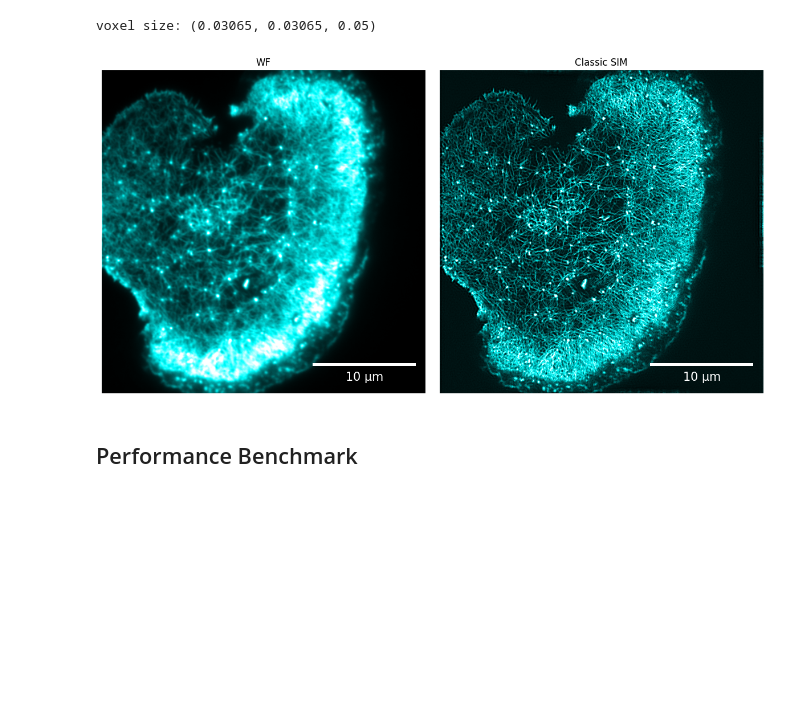
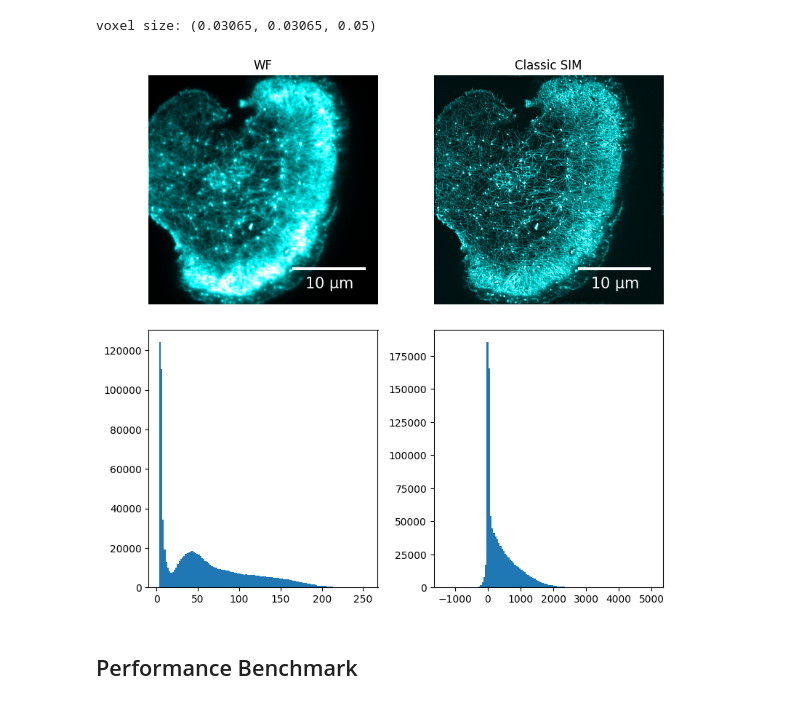
Before and after one commit to Oxford-Zeiss-Centre-of-Excellence/SR-Metrics, a Jupyter notebook: notebooks/benchmark.ipynb, the cells around one changed output. Saved outputs shown, nothing was run; the diff lists cells and outputs as text; code cells hidden in the pictures; blank space fills up the shorter version.

```diff
--- a/notebooks/benchmark.ipynb
+++ b/notebooks/benchmark.ipynb
@@ -49,47 +50,49 @@ colors = [
 ]
 cyan_hot_cmap = LinearSegmentedColormap.from_list("cyan_hot", colors)
 # %%
-fig, axs = plt.subplots(1,2,figsize=(12,6))
-axs[0].imshow(wf_img,vmin=np.percentile(wf_img,1),vmax=np.percentile(wf_img,99.5),cmap=cyan_hot_cmap)
-axs[0].set_axis_off()
-axs[0].set_title("WF")
+fig, axs = plt.subplots(2,2,figsize=(8,8))
+axs[0,0].imshow(wf_img,vmin=np.percentile(wf_img,1),vmax=np.percentile(wf_img,99.5),cmap=cyan_hot_cmap)
+axs[0,0].set_axis_off()
+axs[0,0].set_title("WF")
 # Add a scale bar
 scalebar = ScaleBar(0.03065,
                     units="um",
                     location="lower right",
                     color="white",
                     # length_fraction=0.4,
                     label_loc="top",
                     width_fraction=0.01,
                     fixed_value=10,
                     border_pad=1,
                     # pad=0.2,
                     frameon=False,
                     font_properties={"size":15},
                     )
-axs[0].add_artist(scalebar)
+axs[0,0].add_artist(scalebar)
+axs[1,0].hist(wf_img.ravel(),bins=128)
 
-axs[1].imshow(sr_img[0],vmin=np.percentile(sr_img[0],1),vmax=np.percentile(sr_img[0],99.5),cmap=cyan_hot_cmap)
-axs[1].set_axis_off()
-axs[1].set_title("Classic SIM")
+axs[0,1].imshow(sr_img[0],vmin=np.percentile(sr_img[0],1),vmax=np.percentile(sr_img[0],99.5),cmap=cyan_hot_cmap)
+axs[0,1].set_axis_off()
+axs[0,1].set_title("Classic SIM")
 # Add a scale bar
 scalebar = ScaleBar(0.03065,
                     units="um",
                     location="lower right",
                     color="white",
                     # length_fraction=0.4,
                     label_loc="top",
                     width_fraction=0.01,
                     fixed_value=10,
                     border_pad=1,
                     # pad=0.2,
                     frameon=False,
                     font_properties={"size":15},
                     )
-axs[1].add_artist(scalebar)
+axs[0,1].add_artist(scalebar)
+axs[1,1].hist(sr_img[0].ravel(),bins=128)
 
 fig.tight_layout()
 # %% [output]
-[figure, old version]
+[figure, new version]
 # %% [markdown]
 ## Performance Benchmark
```
Also changed, not shown: parts of 3 cells of this notebook, 1 other file.
